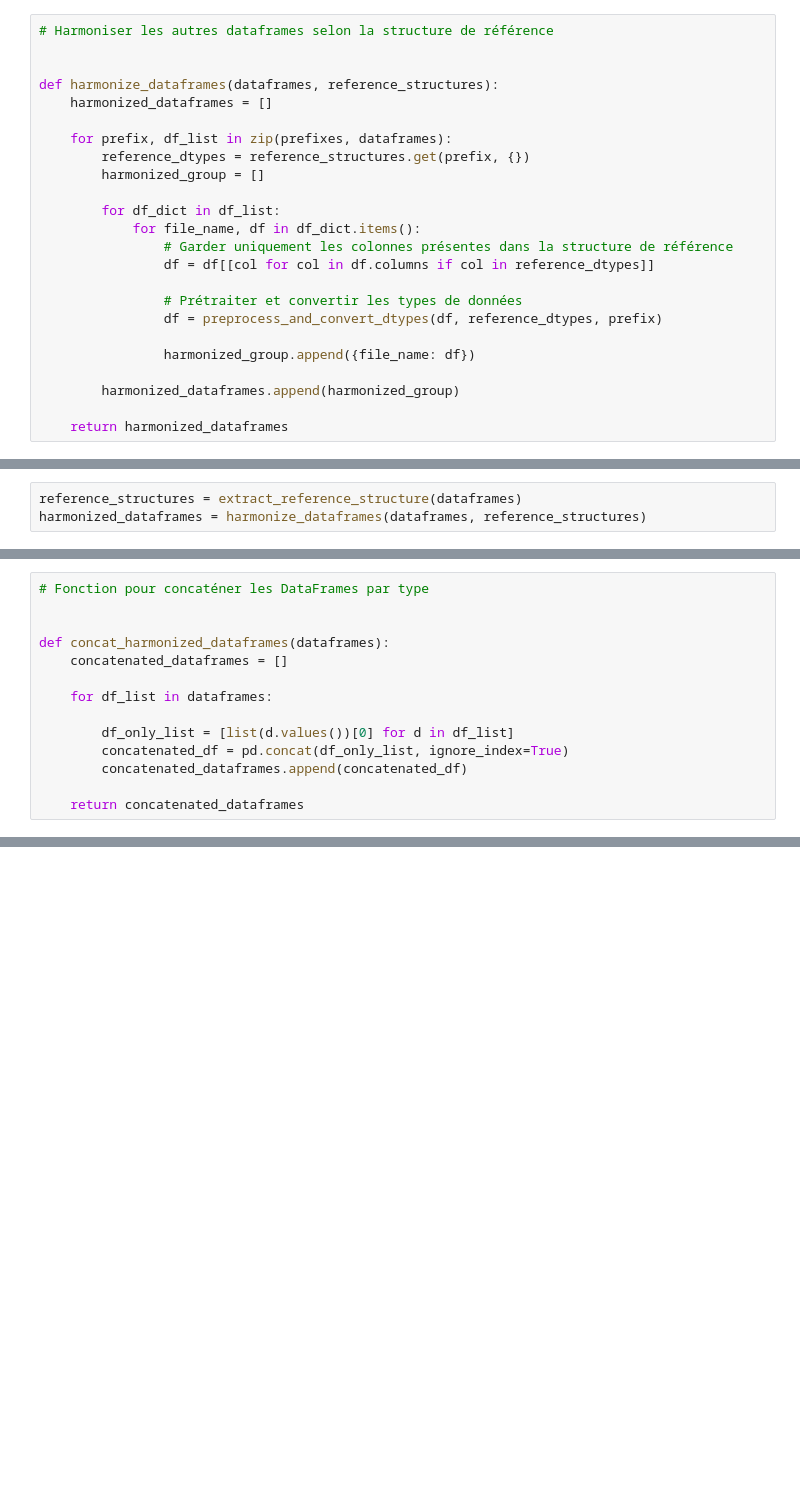
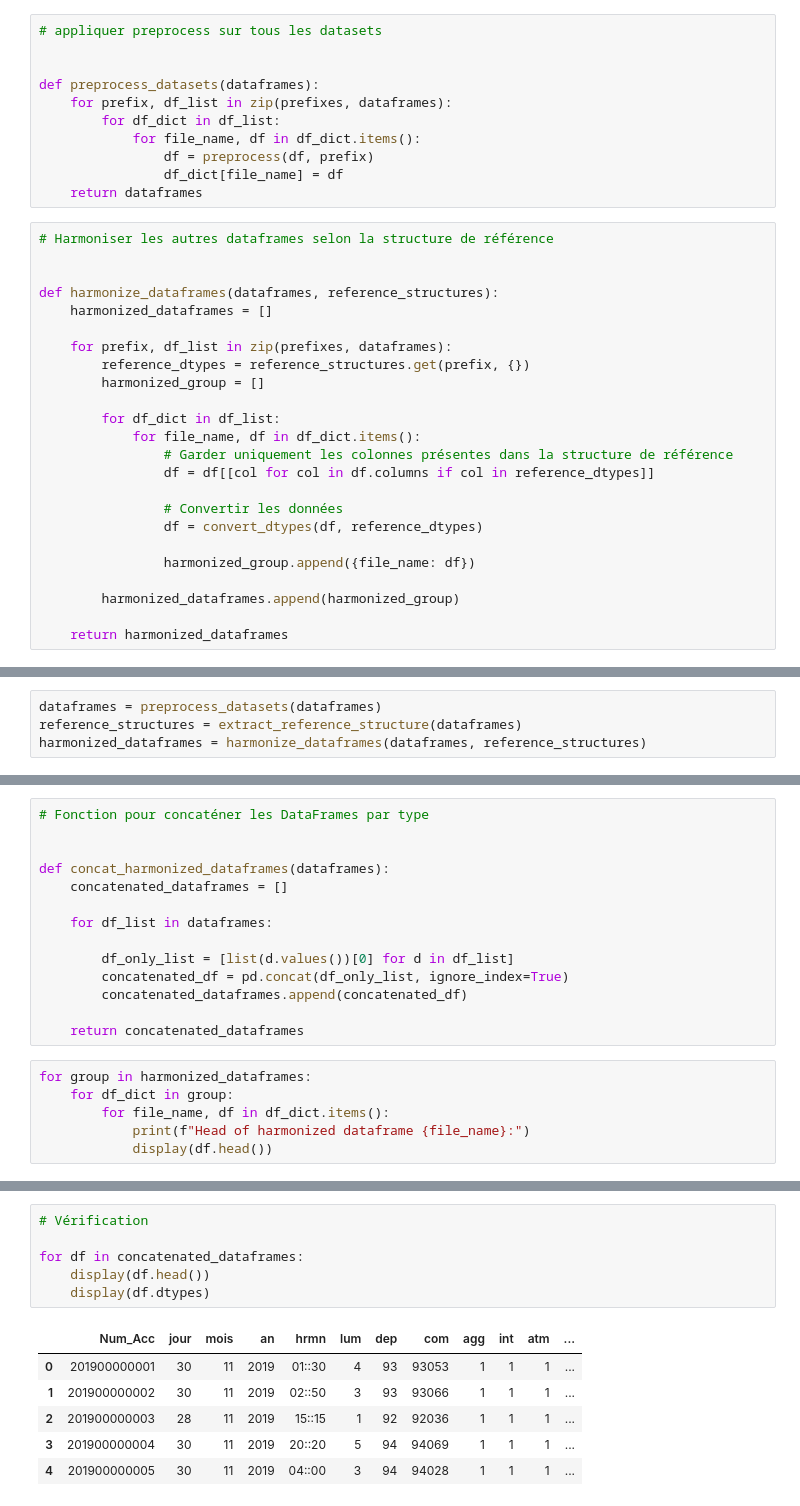
Before and after one commit to remithiney/Projet_Accidentologie, a Jupyter notebook: notebooks/preprocessing.ipynb, the cells around one changed output, grey strips where cells are left out. Saved outputs shown, nothing was run; the diff lists cells and outputs as text; blank space fills up the shorter version.

Commit message:
FIX preprocessing notebook
fix d'un bug qui supprimait la colonne Num_Acc

```diff
--- a/notebooks/preprocessing.ipynb
+++ b/notebooks/preprocessing.ipynb
@@ -221,4 +198,15 @@ def preprocess_and_convert_dtypes(df, reference_dtypes, prefix):
     return df
+# %%
+# appliquer preprocess sur tous les datasets
+
+
+def preprocess_datasets(dataframes):
+    for prefix, df_list in zip(prefixes, dataframes):
+        for df_dict in df_list:
+            for file_name, df in df_dict.items():
+                df = preprocess(df, prefix)
+                df_dict[file_name] = df
+    return dataframes
 # %%
 # Harmoniser les autres dataframes selon la structure de référence
 
@@ -235,8 +223,8 @@ def harmonize_dataframes(dataframes, reference_structures):
                 # Garder uniquement les colonnes présentes dans la structure de référence
                 df = df[[col for col in df.columns if col in reference_dtypes]]
 
-                # Prétraiter et convertir les types de données
-                df = preprocess_and_convert_dtypes(df, reference_dtypes, prefix)
+                # Convertir les données
+                df = convert_dtypes(df, reference_dtypes)
 
                 harmonized_group.append({file_name: df})
 
@@ -314,5 +302,6 @@ def harmonize_dataframes(dataframes, reference_structures):
 #  'motor': dtype('int64'), N/A to -1
 #  'occutc': dtype('float64')} à supprimer
 # %%
+dataframes = preprocess_datasets(dataframes)
 reference_structures = extract_reference_structure(dataframes)
 harmonized_dataframes = harmonize_dataframes(dataframes, reference_structures)
@@ -428,3 +381,9 @@ def concat_harmonized_dataframes(dataframes):
         concatenated_dataframes.append(concatenated_df)
 
     return concatenated_dataframes
+# %%
+for group in harmonized_dataframes:
+    for df_dict in group:
+        for file_name, df in df_dict.items():
+            print(f"Head of harmonized dataframe {file_name}:")
+            display(df.head())
@@ -529,0 +446,13 @@ logging.info(f'Column: {final_df.columns}')
+# %%
+# Vérification
+
+for df in concatenated_dataframes:
+    display(df.head())
+    display(df.dtypes)
+# %% [output]
+|  | Num_Acc | jour | mois | an | hrmn | lum | dep | com | agg | int | atm | ... |
+| 0 | 201900000001 | 30 | 11 | 2019 | 01::30 | 4 | 93 | 93053 | 1 | 1 | 1 | ... |
+| 1 | 201900000002 | 30 | 11 | 2019 | 02::50 | 3 | 93 | 93066 | 1 | 1 | 1 | ... |
+| 2 | 201900000003 | 28 | 11 | 2019 | 15::15 | 1 | 92 | 92036 | 1 | 1 | 1 | ... |
+| 3 | 201900000004 | 30 | 11 | 2019 | 20::20 | 5 | 94 | 94069 | 1 | 1 | 1 | ... |
+| 4 | 201900000005 | 30 | 11 | 2019 | 04::00 | 3 | 94 | 94028 | 1 | 1 | 1 | ... |
```
Also changed, not shown: parts of 12 cells of this notebook.
